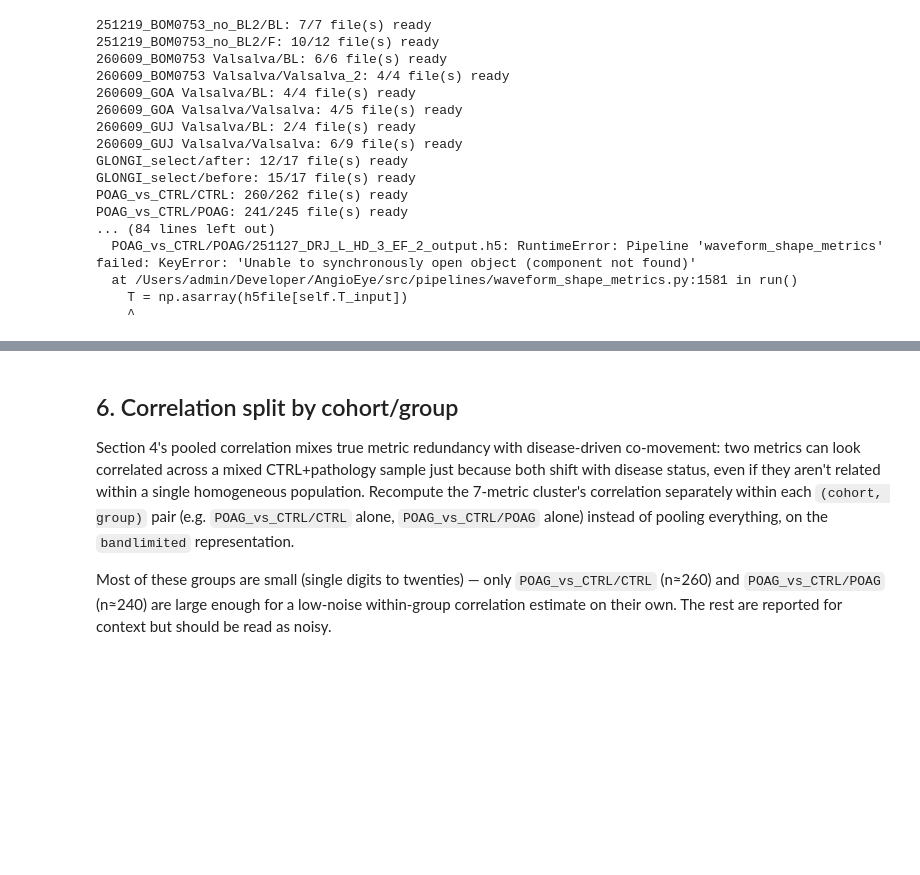
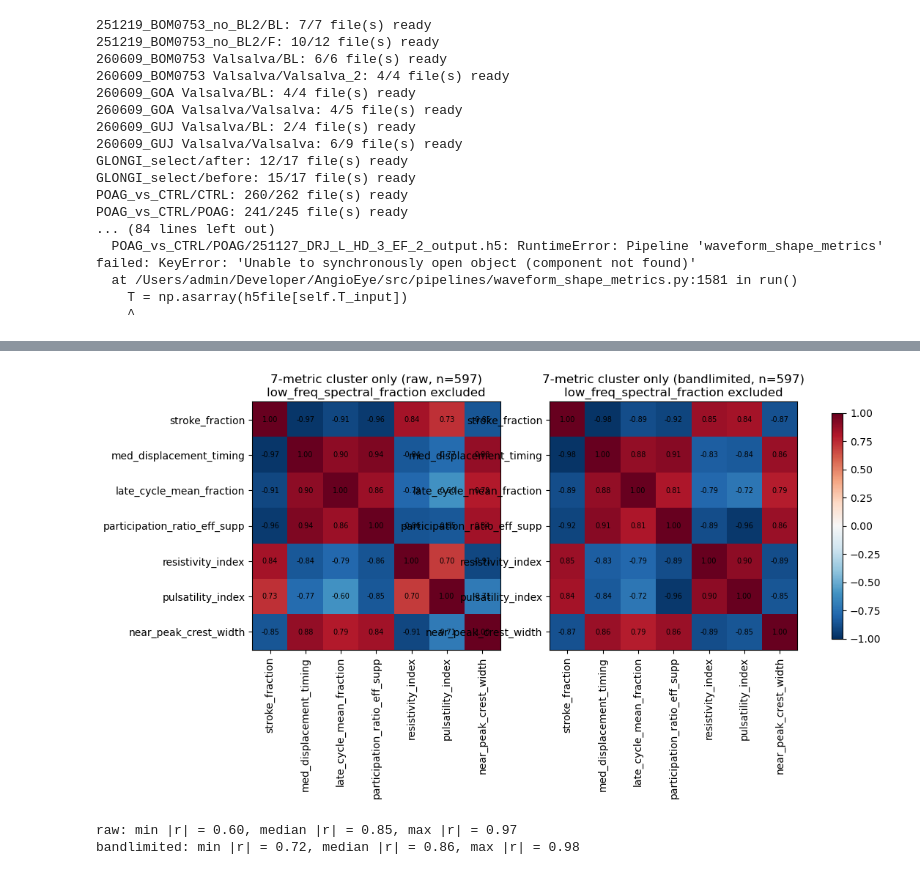
Before and after one commit to DigitalHolography/AngioEye, a Jupyter notebook: src/postprocess/composite_scoring/scoring-analysis/composite_scoring_validation.ipynb, the cells around one changed output, grey strips where cells are left out. Cells and saved outputs as stored; diff of their text form; code cells hidden in the pictures; blank space fills up the shorter version.

```diff
--- a/src/postprocess/composite_scoring/scoring-analysis/composite_scoring_validation.ipynb
+++ b/src/postprocess/composite_scoring/scoring-analysis/composite_scoring_validation.ipynb
@@ -270,31 +303,34 @@ Section 4's full 8x8 heatmap has `low_freq_spectral_fraction` sitting in it too,
 # %%
 cluster_cols = [m for m in metric_cols if m != "low_freq_spectral_fraction"]
 
-fig, ax = plt.subplots(figsize=(6, 5))
-corr = pearson_corr.loc[cluster_cols, cluster_cols]
-im = ax.imshow(corr, vmin=-1, vmax=1, cmap="RdBu_r")
-ax.set_xticks(range(len(cluster_cols)))
-ax.set_xticklabels(cluster_cols, rotation=90)
-ax.set_yticks(range(len(cluster_cols)))
-ax.set_yticklabels(cluster_cols)
-ax.set_title(
-    f"7-metric cluster only (bandlimited, n={n_complete})\n"
-    "low_freq_spectral_fraction excluded"
-)
-for i in range(len(cluster_cols)):
-    for j in range(len(cluster_cols)):
-        ax.text(j, i, f"{corr.iloc[i, j]:.2f}", ha="center", va="center", fontsize=7)
-fig.colorbar(im, ax=ax, shrink=0.8)
+fig, axes = plt.subplots(1, len(REPRESENTATIONS), figsize=(6 * len(REPRESENTATIONS), 5))
+for ax, representation in zip(axes, REPRESENTATIONS):
+    corr = correlations[representation]["pearson"].loc[cluster_cols, cluster_cols]
+    im = ax.imshow(corr, vmin=-1, vmax=1, cmap="RdBu_r")
+    ax.set_xticks(range(len(cluster_cols)))
+    ax.set_xticklabels(cluster_cols, rotation=90)
+    ax.set_yticks(range(len(cluster_cols)))
+    ax.set_yticklabels(cluster_cols)
+    ax.set_title(
+        f"7-metric cluster only ({representation}, n={correlations[representation]['n']})\n"
+        "low_freq_spectral_fraction excluded"
+    )
+    for i in range(len(cluster_cols)):
+        for j in range(len(cluster_cols)):
+            ax.text(j, i, f"{corr.iloc[i, j]:.2f}", ha="center", va="center", fontsize=7)
+fig.colorbar(im, ax=axes, shrink=0.8)
 plt.show()
 
-off_diag = corr.values[~np.eye(len(cluster_cols), dtype=bool)]
-print(f"bandlimited: min |r| = {abs(off_diag).min():.2f}, median |r| = {np.median(abs(off_diag)):.2f}, max |r| = {abs(off_diag).max():.2f}")
+cluster_r = correlations["raw"]["pearson"].loc[cluster_cols, cluster_cols].values
+off_diag = cluster_r[~np.eye(len(cluster_cols), dtype=bool)]
+print(f"raw: min |r| = {abs(off_diag).min():.2f}, median |r| = {np.median(abs(off_diag)):.2f}, max |r| = {abs(off_diag).max():.2f}")
+cluster_r_bl = correlations["bandlimited"]["pearson"].loc[cluster_cols, cluster_cols].values
+off_diag_bl = cluster_r_bl[~np.eye(len(cluster_cols), dtype=bool)]
+print(f"bandlimited: min |r| = {abs(off_diag_bl).min():.2f}, median |r| = {np.median(abs(off_diag_bl)):.2f}, max |r| = {abs(off_diag_bl).max():.2f}")
+# %% [output]
+[figure, added]
+raw: min |r| = 0.60, median |r| = 0.85, max |r| = 0.97
+bandlimited: min |r| = 0.72, median |r| = 0.86, max |r| = 0.98
-# %% [markdown]
-## 6. Correlation split by cohort/group
-
-Section 4's pooled correlation mixes true metric redundancy with disease-driven co-movement: two metrics can look correlated across a mixed CTRL+pathology sample just because both shift with disease status, even if they aren't related within a single homogeneous population. Recompute the 7-metric cluster's correlation separately within each `(cohort, group)` pair (e.g. `POAG_vs_CTRL/CTRL` alone, `POAG_vs_CTRL/POAG` alone) instead of pooling everything, on the `bandlimited` representation.
-
-Most of these groups are small (single digits to twenties) — only `POAG_vs_CTRL/CTRL` (n≈260) and `POAG_vs_CTRL/POAG` (n≈240) are large enough for a low-noise within-group correlation estimate on their own. The rest are reported for context but should be read as noisy.
 # %%
 cluster_cols = [m for m in metric_cols if m != "low_freq_spectral_fraction"]
 
```
Also changed, not shown: parts of 15 cells of this notebook.
